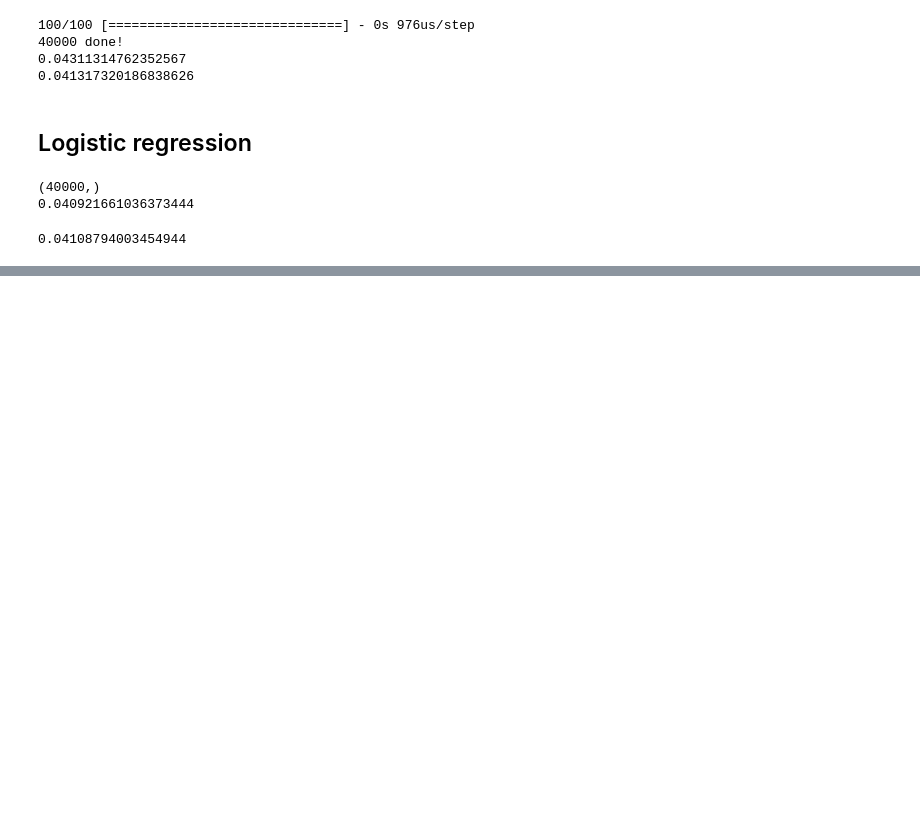
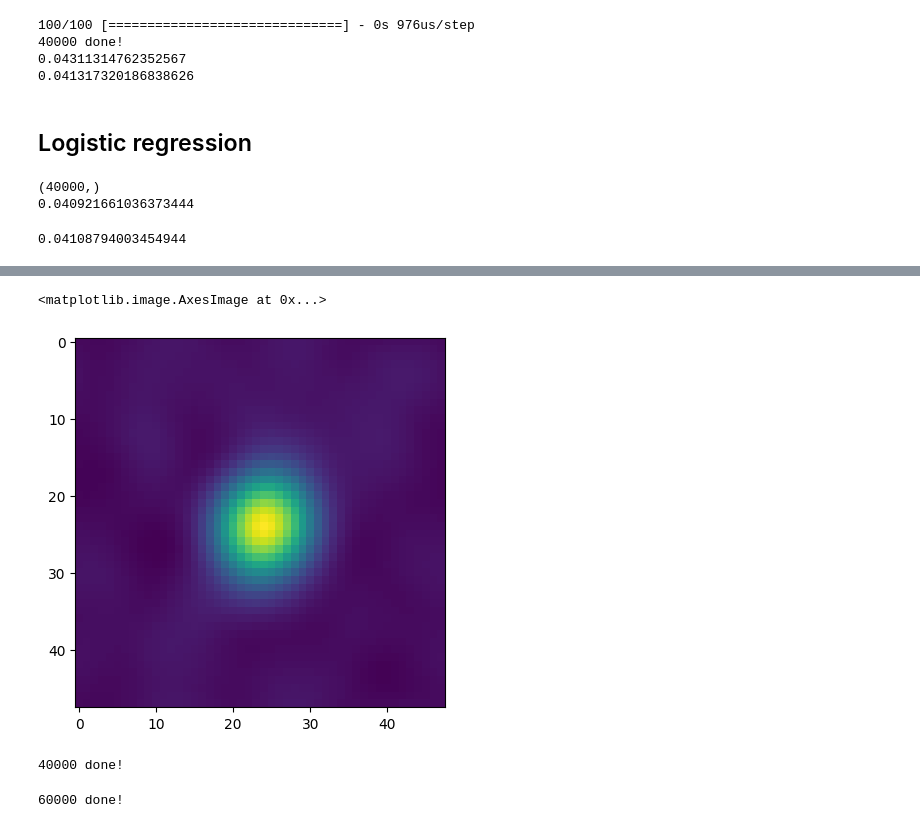
Before and after one commit to CUBoulderMachineLearningProject/GuardiansOfTheGalaxy, a Jupyter notebook: RanajitRoy/Analysis.ipynb, the cells around one changed output, grey strips where cells are left out. Drawn from its saved outputs; the diff is of its cells as text; code cells hidden in the pictures; blank space fills up the shorter version.

```diff
--- a/RanajitRoy/Analysis.ipynb
+++ b/RanajitRoy/Analysis.ipynb
@@ -548,0 +608,57 @@ print(rmse)
+# %%
+from numpy import fft
+from scipy.signal import convolve2d
+
+def getDeconvolvedImg(img, kernel, balance=99999999):
+    float_img = img.astype(np.float_)
+    psf = kernel.astype(np.float_)
+    deconvolved_img = restoration.wiener(img, psf, balance)
+    min_im = deconvolved_img.min()
+    max_im = deconvolved_img.max()
+    deconvolved_img = (deconvolved_img - min_im) / (max_im - min_im)
+    return deconvolved_img
+
+plt.imshow(getDeconvolvedImg(galim, starim, 99999999))
+# %% [output]
+<matplotlib.image.AxesImage at 0x...>
+[figure, added]
+# %%
+galaxy_convolved_imgs = np.zeros((40000, 48, 48, 1))
+
+for i in range(1, 40001):
+    image_path = f"galaxy_postage/training/mdm_galaxy_training_{i}.png"
+    galim = cv2.imread(image_path, cv2.IMREAD_GRAYSCALE)
+    image_path = f"star_postage/training/mdm_star_training_{i}.png"
+    starim = cv2.imread(image_path, cv2.IMREAD_GRAYSCALE)
+    # im = ndi.gaussian_filter(im, sigma=0.5) # denoise
+    im = getDeconvolvedImg(galim, starim)
+    min_im = im.min()
+    max_im = im.max()
+    im = (im - min_im) / (max_im - min_im)
+    galaxy_convolved_imgs[i-1] = im.reshape((48,48,1))
+    if i % 10 == 0:
+        print(f"{i} done!",end="\r")
+# %% [output]
+40000 done!
+# %%
+val_galaxy_convolved_imgs = np.zeros((30000, 48, 48, 1))
+test_galaxy_convolved_imgs = np.zeros((30000, 48, 48, 1))
+
+for i in range(1, 60001):
+    image_path = f"galaxy_postage/test/mdm_galaxy_test_{i}.png"
+    galim = cv2.imread(image_path, cv2.IMREAD_GRAYSCALE)
+    image_path = f"star_postage/test/mdm_star_test_{i}.png"
+    starim = cv2.imread(image_path, cv2.IMREAD_GRAYSCALE)
+    # im = ndi.gaussian_filter(im, sigma=0.5) # denoise
+    im = getDeconvolvedImg(galim, starim)
+    min_im = im.min()
+    max_im = im.max()
+    im = (im - min_im) / (max_im - min_im)
+    if i <= 30_000:
+        val_galaxy_convolved_imgs[i-1] = im.reshape((48,48,1))
+    else:
+        test_galaxy_convolved_imgs[i-30_001] = im.reshape((48,48,1))
+    if i % 10 == 0:
+        print(f"{i} done!",end="\r")
+# %% [output]
+60000 done!
```
Also changed, not shown: parts of 21 cells of this notebook.
